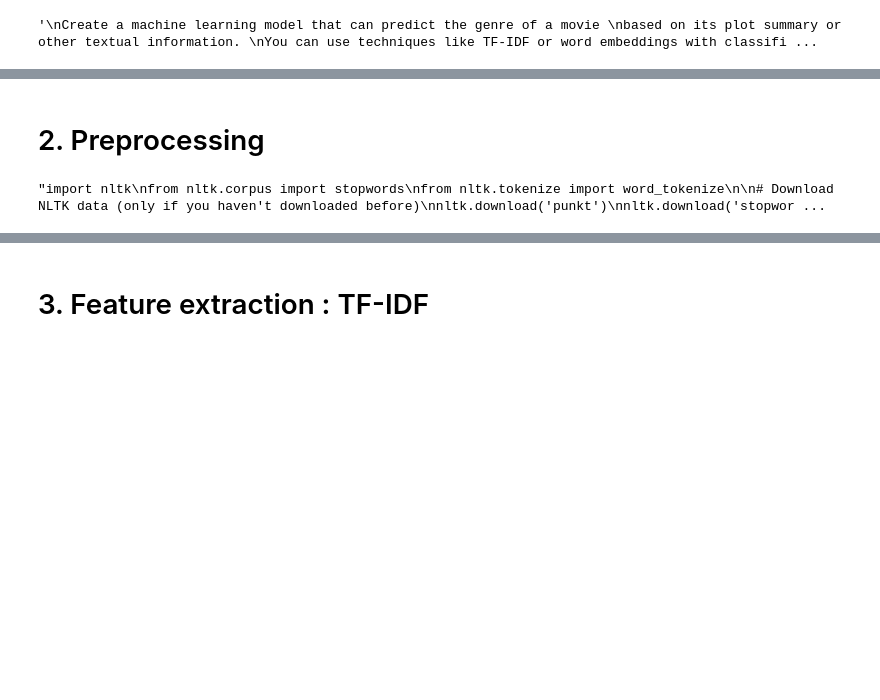
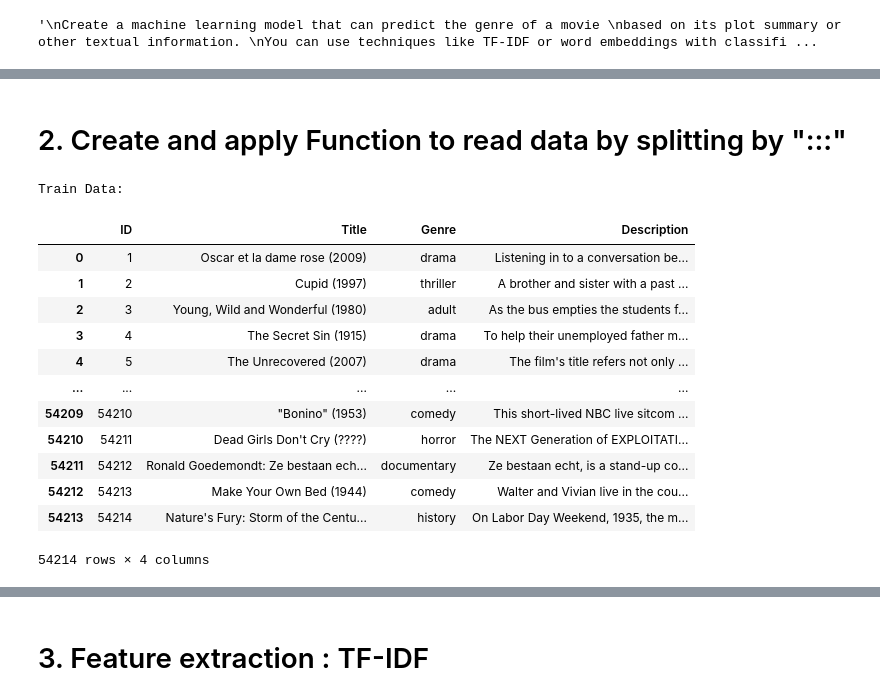
Before and after one commit to BDheerajChandan/CollegeProjects, a Jupyter notebook: Encryptix/Task 1 - MOVIE GENRE CLASSIFICATION/Task_1.ipynb, the cells around one changed output, grey strips where cells are left out. Saved outputs shown, nothing was run; the diff lists cells and outputs as text; code cells hidden in the pictures; blank space fills up the shorter version.

```diff
--- a/Encryptix/Task 1 - MOVIE GENRE CLASSIFICATION/Task_1.ipynb
+++ b/Encryptix/Task 1 - MOVIE GENRE CLASSIFICATION/Task_1.ipynb
@@ -82,30 +33,2 @@ Train Data:
-# %% [markdown]
-# 2. Preprocessing
-# %%
-"""import nltk
-from nltk.corpus import stopwords
-from nltk.tokenize import word_tokenize
-
-# Download NLTK data (only if you haven't downloaded before)
-nltk.download('punkt')
-nltk.download('stopwords')
-
-# Preprocessing function: Tokenize, remove stopwords, and convert to lowercase
-def preprocess_text(text):
-    # Tokenize and convert to lowercase
-    tokens = word_tokenize(text.lower())
-
-    # Remove non-alphabetic tokens and stopwords
-    stop_words = set(stopwords.words('english'))
-    tokens = [word for word in tokens if word.isalpha() and word not in stop_words]
-
-    return ' '.join(tokens)
-
-# Apply preprocessing to train and test data
-train_df['clean_description'] = train_df['Description'].apply(preprocess_text)
-test_df['clean_description'] = test_df['Description'].apply(preprocess_text)
-
-# Check the cleaned data
-print(train_df[['Title', 'clean_description']].head())"""
-# %% [output]
-"import nltk\nfrom nltk.corpus import stopwords\nfrom nltk.tokenize import word_tokenize\n\n# Download NLTK data (only if you haven't downloaded before)\nnltk.download('punkt')\nnltk.download('stopwor ...
+# %% [markdown]
+# 2. Create and apply Function to read data by splitting by ":::"
@@ -111,0 +51,18 @@ print(train_df[['Title', 'clean_description']].head())"""
+# %%
+print("Train Data:")
+train_df  # Should have 4 columns: ID, Title, Genre, Description
+# %% [output]
+Train Data:
+|  | ID | Title | Genre | Description |
+| 0 | 1 | Oscar et la dame rose (2009) | drama | Listening in to a conversation be... |
+| 1 | 2 | Cupid (1997) | thriller | A brother and sister with a past ... |
+| 2 | 3 | Young, Wild and Wonderful (1980) | adult | As the bus empties the students f... |
+| 3 | 4 | The Secret Sin (1915) | drama | To help their unemployed father m... |
+| 4 | 5 | The Unrecovered (2007) | drama | The film's title refers not only ... |
+| ... | ... | ... | ... | ... |
+| 54209 | 54210 | "Bonino" (1953) | comedy | This short-lived NBC live sitcom ... |
+| 54210 | 54211 | Dead Girls Don't Cry (????) | horror | The NEXT Generation of EXPLOITATI... |
+| 54211 | 54212 | Ronald Goedemondt: Ze bestaan ech... | documentary | Ze bestaan echt, is a stand-up co... |
+| 54212 | 54213 | Make Your Own Bed (1944) | comedy | Walter and Vivian live in the cou... |
+| 54213 | 54214 | Nature's Fury: Storm of the Centu... | history | On Labor Day Weekend, 1935, the m... |
+54214 rows × 4 columns
```
Also changed, not shown: parts of 21 cells of this notebook.
